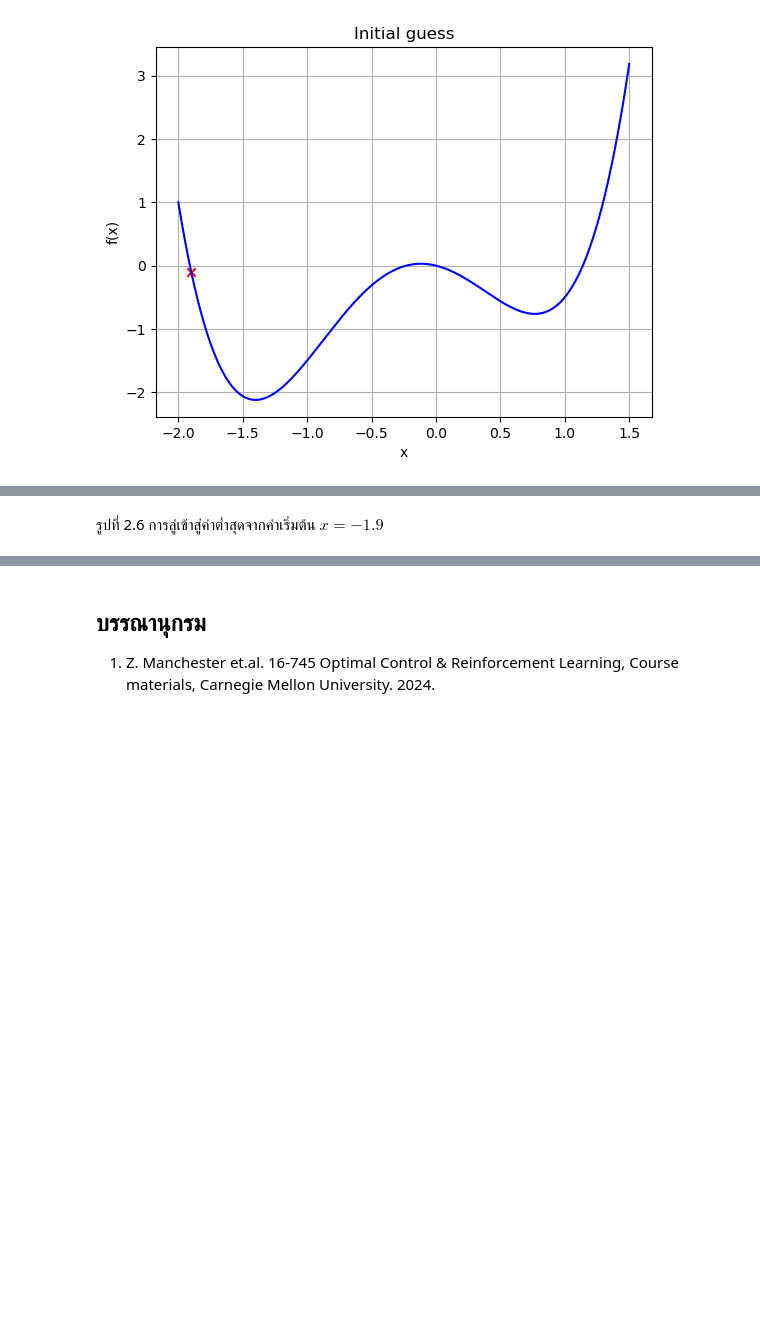
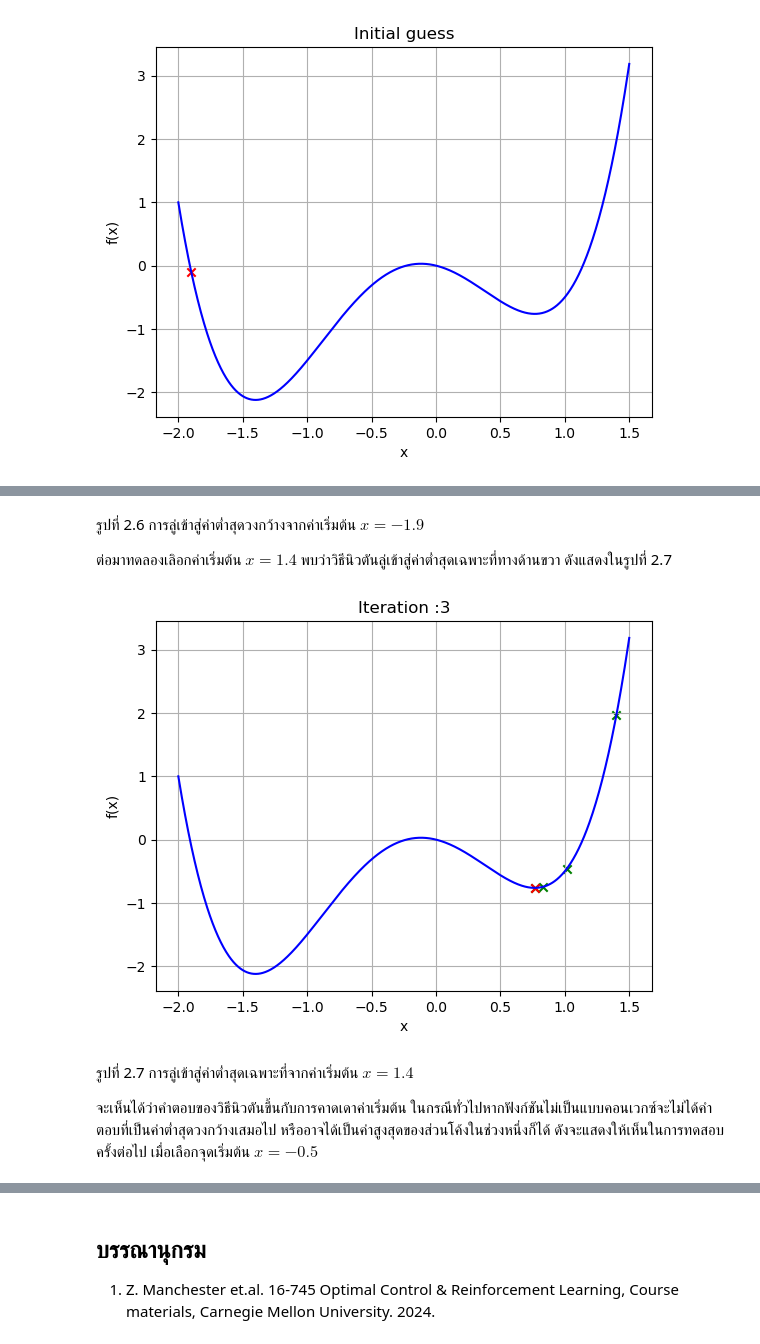
Before and after one commit to dewdotninja/ocrl, a Jupyter notebook: doc/notebooks/chapter2.ipynb, the cells around one changed output, grey strips where cells are left out. Saved outputs shown, nothing was run; the diff lists cells and outputs as text; code cells hidden in the pictures; blank space fills up the shorter version.

```diff
--- a/doc/notebooks/chapter2.ipynb
+++ b/doc/notebooks/chapter2.ipynb
@@ -322 +334,13 @@ def newton_step(x0):
+# %%
+def plot_steps(x,xguess,func,i):  # now xguess is a list
+    plt.figure()
+    plt.plot(x, f(x),'b')
+    xguess_array = np.array(xguess) # need to convert to array to pass as argument to f()
+    plt.scatter(xguess_array, f(xguess_array),marker='x',color='g')
+    plt.scatter(xguess_array[-1], f(xguess_array[-1]),marker='x',color='r')
+    plt.xlabel('x')
+    plt.ylabel('f(x)')
+    plt.grid(True)
+    plt.title('Iteration :'+str(i))
+    plt.show()
 # %% [markdown]
@@ -361,2 +370,21 @@ plt.show()
 # %% [markdown]
-รูปที่ 2.6 การลู่เข้าสู่ค่าต่ำสุดจากค่าเริ่มต้น $x = -1.9$
+รูปที่ 2.6 การลู่เข้าสู่ค่าต่ำสุดวงกว้างจากค่าเริ่มต้น $x = -1.9$
+
+ต่อมาทดลองเลิอกค่าเริ่มต้น $x = 1.4$ พบว่าวิธีนิวตันลู่เข้าสู่ค่าต่ำสุดเฉพาะที่ทางด้านขวา ดังแสดงในรูปที่ 2.7
+# %%
+xguess = [1.4]
+i = 0
+# %%
+xnew = newton_step(xguess[-1])
+i = i+1
+xguess.append(xnew)
+plot_steps(x,xguess,f,i)
+# %% [output]
+[figure, added]
+# %% [markdown]
+รูปที่ 2.7 การลู่เข้าสู่ค่าต่ำสุดเฉพาะที่จากค่าเริ่มต้น $x = 1.4$
+
+จะเห็นได้ว่าคำตอบของวิธีนิวตันขึ้นกับการคาดเดาค่าเริ่มต้น
+ในกรณีทั่วไปหากฟังก์ชันไม่เป็นแบบคอนเวกซ์จะไม่ได้คำตอบที่เป็นค่าต่ำสุดวงกว้างเสมอไป
+หรืออาจได้เป็นค่าสูงสุดของส่วนโค้งในช่วงหนึ่งก็ได้ ดังจะแสดงให้เห็นในการทดสอบครั้งต่อไป
+เมื่อเลือกจุดเริ่มต้น $x = -0.5$
```
Also changed, not shown: parts of 18 cells of this notebook.
